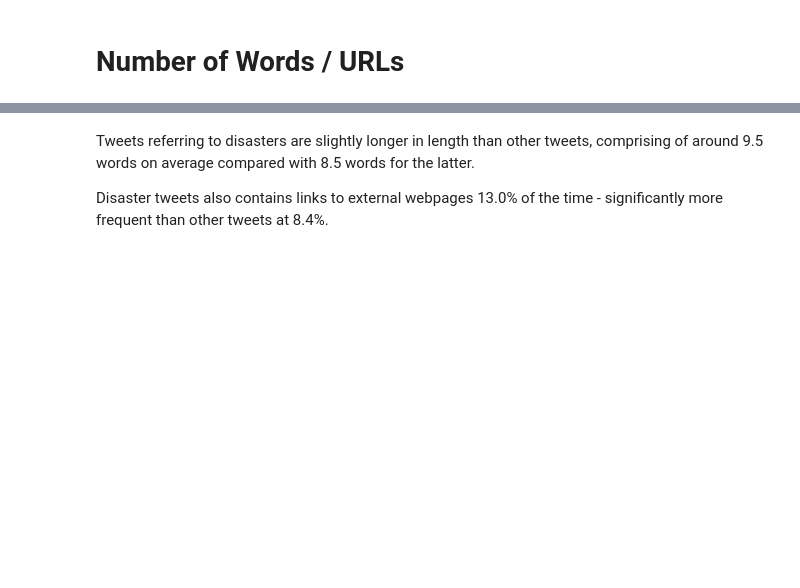
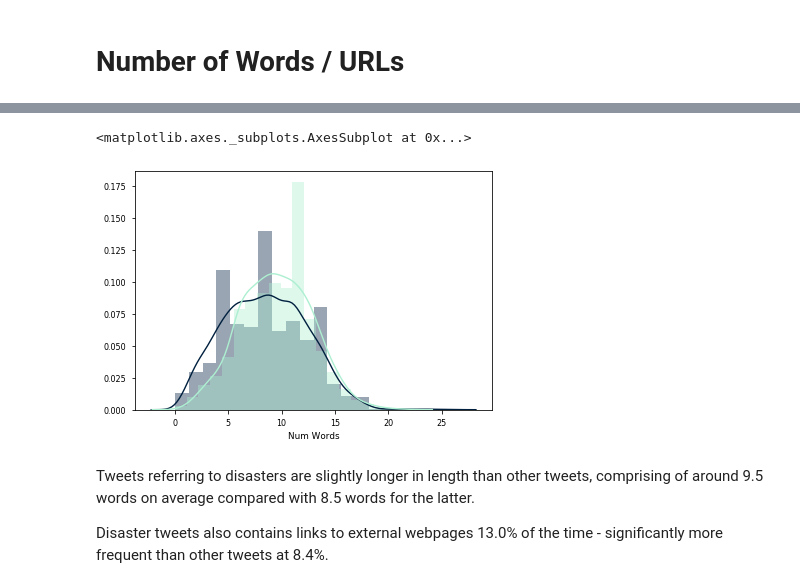
Before and after one commit to vegarab/aml-twitter-fakeornot, a Jupyter notebook: Notebooks/quantitative-stats.ipynb, the cells around one changed output, grey strips where cells are left out. Drawn from its saved outputs; the diff is of its cells as text; code cells hidden in the pictures; blank space fills up the shorter version.

```diff
--- a/Notebooks/quantitative-stats.ipynb
+++ b/Notebooks/quantitative-stats.ipynb
@@ -167,3 +179,10 @@ ax[1].set_xticklabels(['Non-Disaster', 'Disaster'], fontsize=SUBTITLE_SIZE)
+# %%
+import seaborn as sns
+sns.distplot(df['Num Words'][df['y']==0], bins=20, color=COLOR_0)
+sns.distplot(df['Num Words'][df['y']==1], bins=20, color=COLOR_1)
+# %% [output]
+<matplotlib.axes._subplots.AxesSubplot at 0x...>
+[figure, added]
 # %% [markdown]
 Tweets referring to disasters are slightly longer in length than other tweets, comprising of around 9.5 words on average compared with 8.5 words for the latter.
 
```
Also changed, not shown: parts of 15 cells of this notebook, 9 other files.
